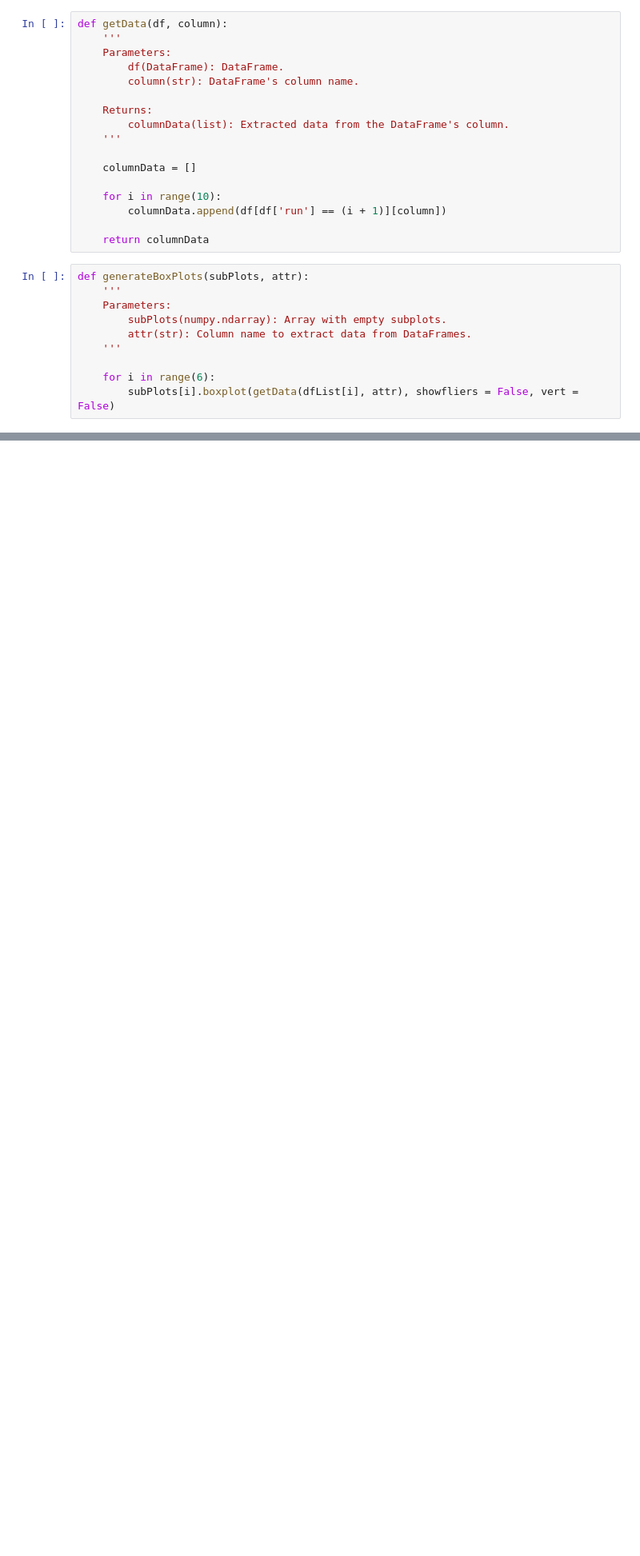
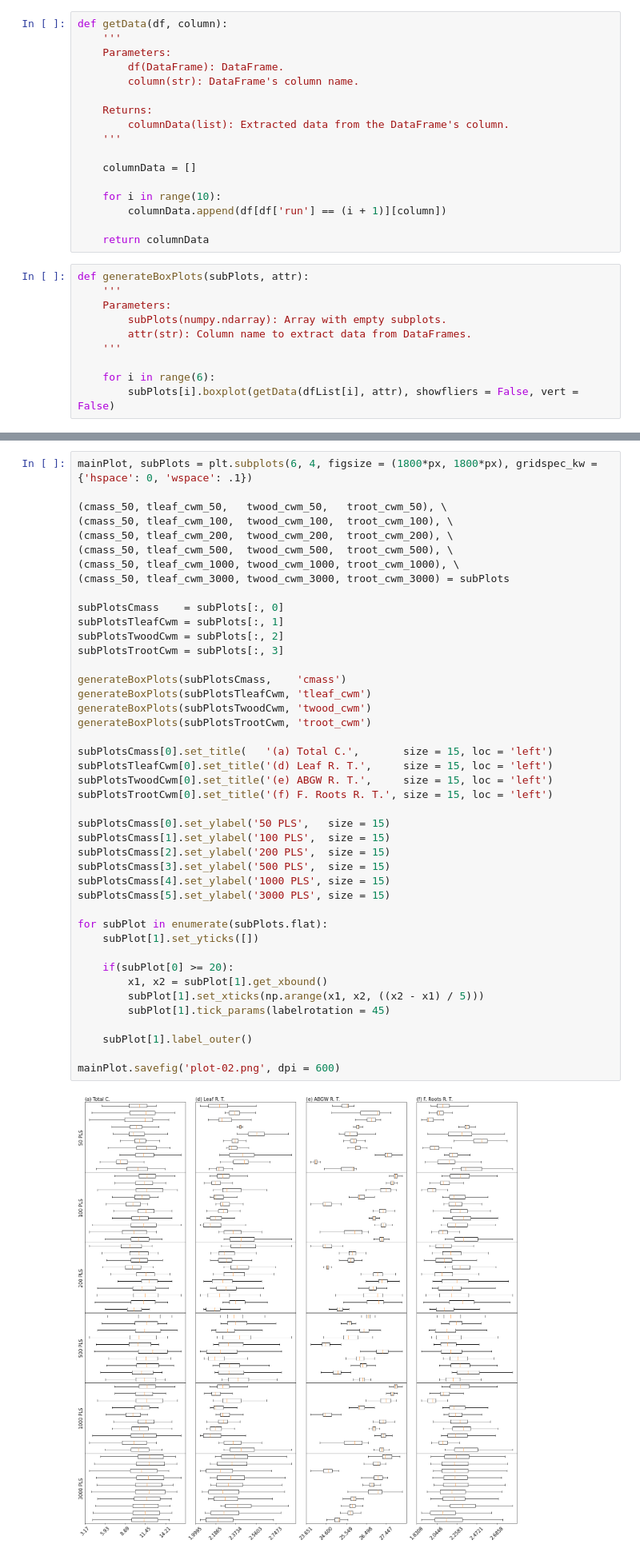
Before and after one commit to cfascina/caete-scripts, a Jupyter notebook: plots/main.ipynb, the cells around one changed output, grey strips where cells are left out. Shown: that part at 80% size. Drawn from its saved outputs; the diff is of its cells as text; blank space fills up the shorter version.

```diff
--- a/plots/main.ipynb
+++ b/plots/main.ipynb
@@ -95,0 +90,45 @@ mainPlot.savefig('plot.png', dpi = 200)
+# %%
+mainPlot, subPlots = plt.subplots(6, 4, figsize = (1800*px, 1800*px), gridspec_kw = {'hspace': 0, 'wspace': .1})
+
+(cmass_50, tleaf_cwm_50,   twood_cwm_50,   troot_cwm_50), \
+(cmass_50, tleaf_cwm_100,  twood_cwm_100,  troot_cwm_100), \
+(cmass_50, tleaf_cwm_200,  twood_cwm_200,  troot_cwm_200), \
+(cmass_50, tleaf_cwm_500,  twood_cwm_500,  troot_cwm_500), \
+(cmass_50, tleaf_cwm_1000, twood_cwm_1000, troot_cwm_1000), \
+(cmass_50, tleaf_cwm_3000, twood_cwm_3000, troot_cwm_3000) = subPlots
+
+subPlotsCmass    = subPlots[:, 0]
+subPlotsTleafCwm = subPlots[:, 1]
+subPlotsTwoodCwm = subPlots[:, 2]
+subPlotsTrootCwm = subPlots[:, 3]
+
+generateBoxPlots(subPlotsCmass,    'cmass')
+generateBoxPlots(subPlotsTleafCwm, 'tleaf_cwm')
+generateBoxPlots(subPlotsTwoodCwm, 'twood_cwm')
+generateBoxPlots(subPlotsTrootCwm, 'troot_cwm')
+
+subPlotsCmass[0].set_title(   '(a) Total C.',       size = 15, loc = 'left')
+subPlotsTleafCwm[0].set_title('(d) Leaf R. T.',     size = 15, loc = 'left')
+subPlotsTwoodCwm[0].set_title('(e) ABGW R. T.',     size = 15, loc = 'left')
+subPlotsTrootCwm[0].set_title('(f) F. Roots R. T.', size = 15, loc = 'left')
+
+subPlotsCmass[0].set_ylabel('50 PLS',   size = 15)
+subPlotsCmass[1].set_ylabel('100 PLS',  size = 15)
+subPlotsCmass[2].set_ylabel('200 PLS',  size = 15)
+subPlotsCmass[3].set_ylabel('500 PLS',  size = 15)
+subPlotsCmass[4].set_ylabel('1000 PLS', size = 15)
+subPlotsCmass[5].set_ylabel('3000 PLS', size = 15)
+
+for subPlot in enumerate(subPlots.flat):
+    subPlot[1].set_yticks([])
+
+    if(subPlot[0] >= 20):
+        x1, x2 = subPlot[1].get_xbound()
+        subPlot[1].set_xticks(np.arange(x1, x2, ((x2 - x1) / 5)))
+        subPlot[1].tick_params(labelrotation = 45)
+
+    subPlot[1].label_outer()
+
+mainPlot.savefig('plot-02.png', dpi = 600)
+# %% [output]
+[figure, added]
```
Also changed, not shown: parts of 2 cells of this notebook, 5 other files.
